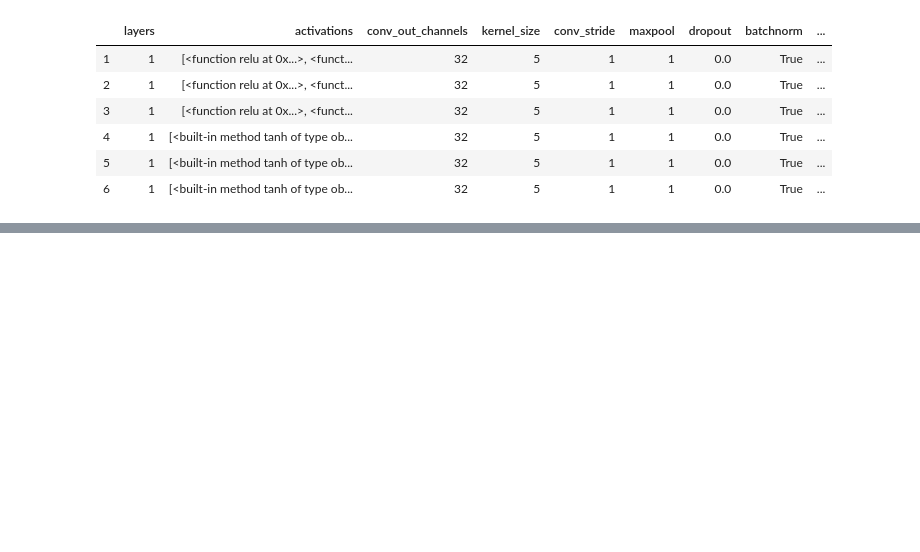
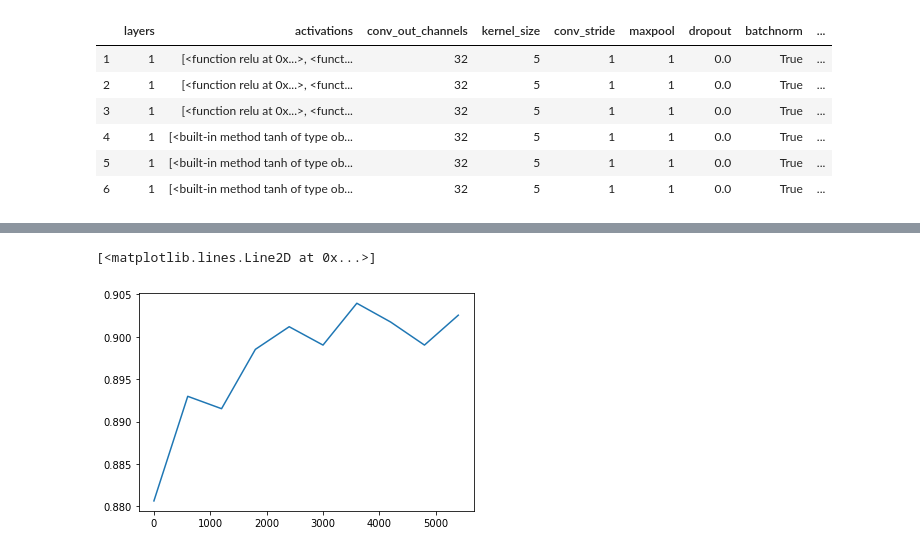
Before and after one commit to mar10nJohns1/AlgorithmicFairness, a Jupyter notebook: tuning_c2711.ipynb, the cells around one changed output, grey strips where cells are left out. Saved outputs shown, nothing was run; the diff lists cells and outputs as text; code cells hidden in the pictures; blank space fills up the shorter version.

```diff
--- a/tuning_c2711.ipynb
+++ b/tuning_c2711.ipynb
@@ -178,0 +178,5 @@ df
+# %%
+plt.plot([0,600,1200,1800,2400,3000,3600,4200,4800,5400],df.loc[1,'valid_train_accs'])
+# %% [output]
+[<matplotlib.lines.Line2D at 0x...>]
+[figure, added]
```
Also changed, not shown: parts of 4 cells of this notebook, 3 other files.
